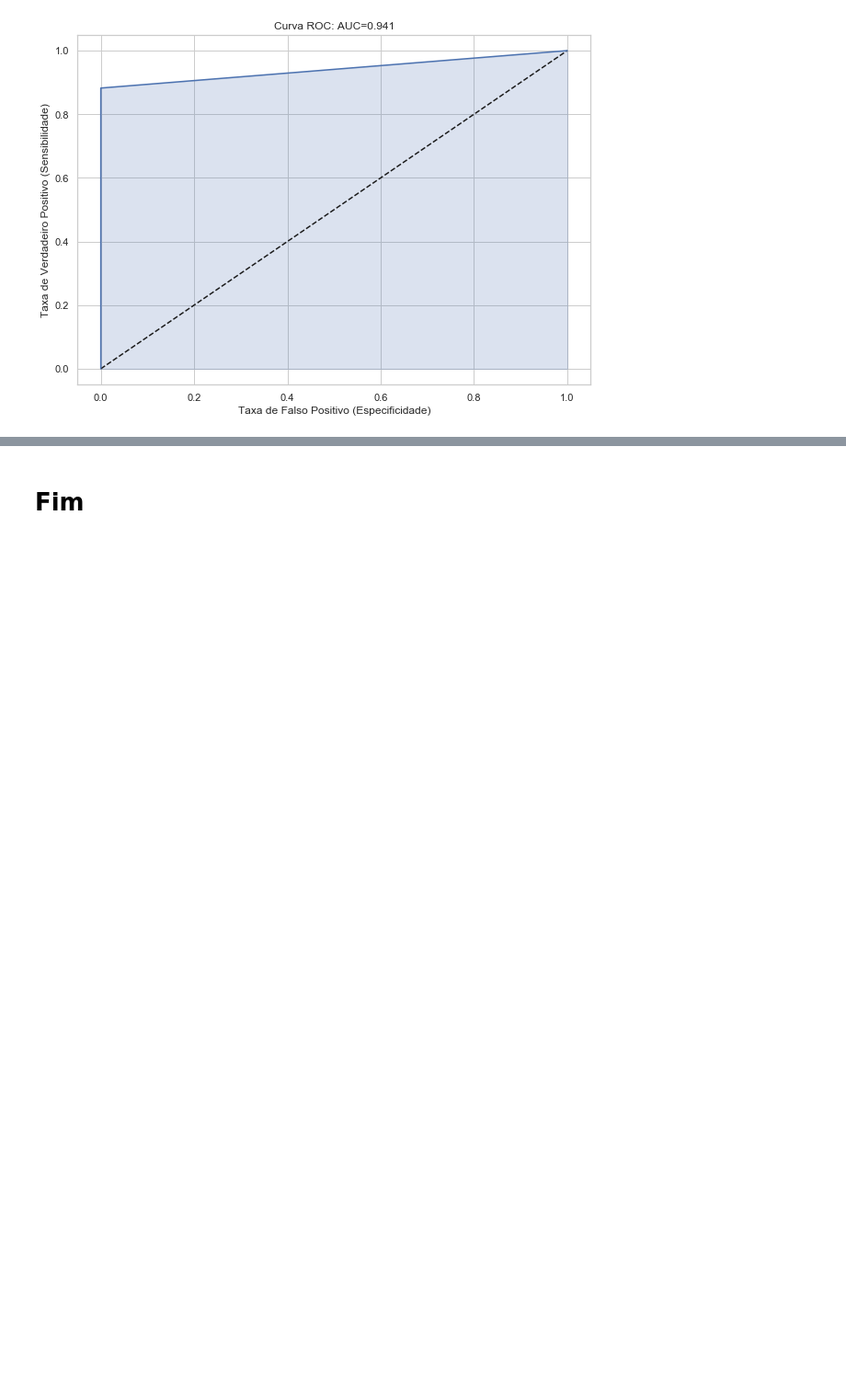
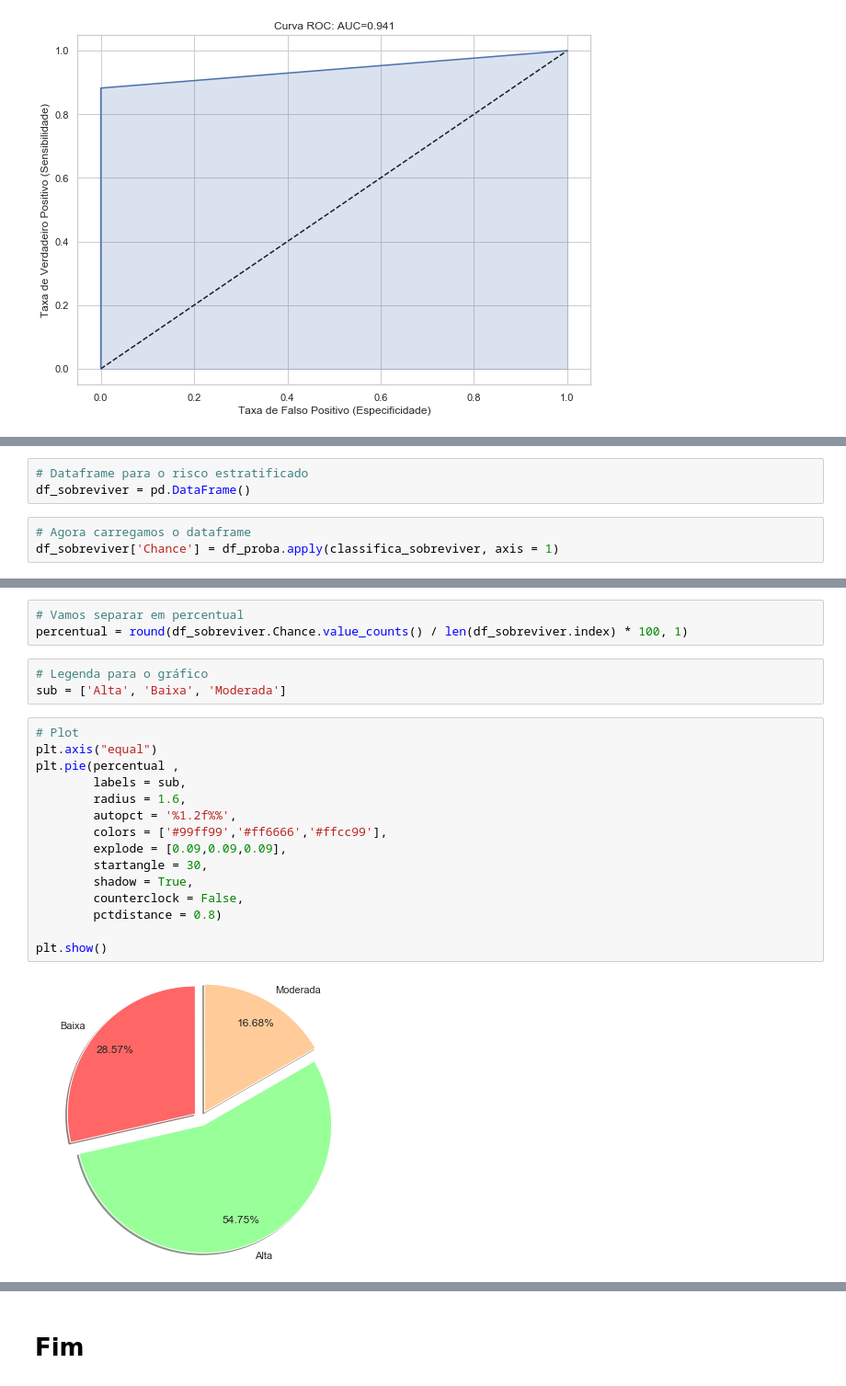
Before and after one commit to Antonildo43/Prevendo_chance_sobrevivencia_paciente_hepatite, a Jupyter notebook: Previsao_chance_sobrevivenvia_paciente_Hepatite.ipynb, the cells around one changed output, grey strips where cells are left out. Shown at 92% size. Drawn from its saved outputs; the diff is of its cells as text; blank space fills up the shorter version.

Commit message:
Update Previsao_chance_sobrevivenvia_paciente_Hepatite.ipynb
Acrescentado avaliação detalhada do modelo e a extratificação

```diff
--- a/Previsao_chance_sobrevivenvia_paciente_Hepatite.ipynb
+++ b/Previsao_chance_sobrevivenvia_paciente_Hepatite.ipynb
@@ -1227,0 +1421,6 @@ Mediante as características dos atributos disponibilizados no conjunto de dados
+# %%
+# Dataframe para o risco estratificado
+df_sobreviver = pd.DataFrame()
+# %%
+# Agora carregamos o dataframe
+df_sobreviver['Chance'] = df_proba.apply(classifica_sobreviver, axis = 1)
@@ -1227,0 +1435,23 @@ Mediante as características dos atributos disponibilizados no conjunto de dados
+# %%
+# Vamos separar em percentual
+percentual = round(df_sobreviver.Chance.value_counts() / len(df_sobreviver.index) * 100, 1)
+# %%
+# Legenda para o gráfico
+sub = ['Alta', 'Baixa', 'Moderada']
+# %%
+# Plot
+plt.axis("equal")
+plt.pie(percentual ,
+        labels = sub,
+        radius = 1.6,
+        autopct = '%1.2f%%',
+        colors = ['#99ff99','#ff6666','#ffcc99'],
+        explode = [0.09,0.09,0.09],
+        startangle = 30,
+        shadow = True,
+        counterclock = False,
+        pctdistance = 0.8)
+
+plt.show()
+# %% [output]
+[figure, added]
```
Also changed, not shown: parts of 69 cells of this notebook.
